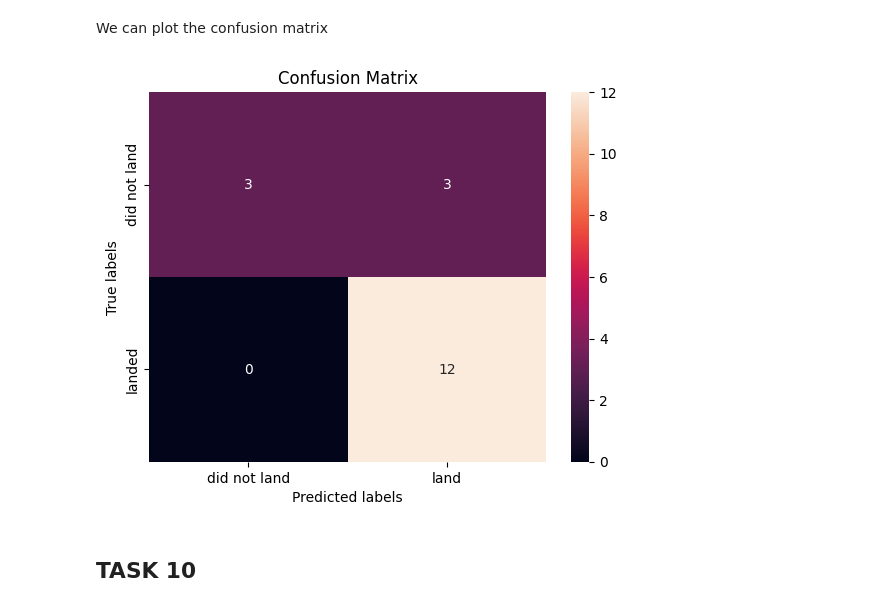
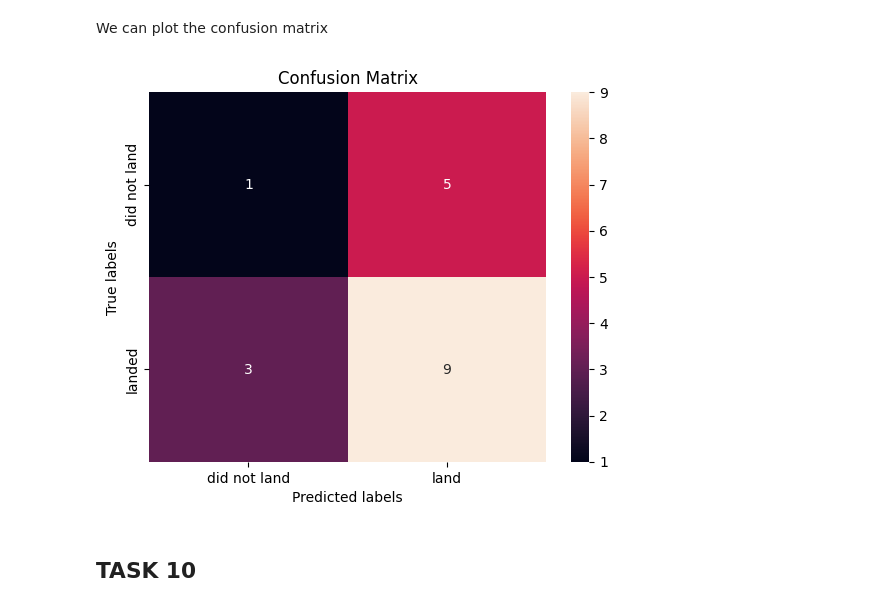
Before and after one commit to AlexanderPayanoMiranda/Applied-Data-Science-Capstone-Submission, a Jupyter notebook: Module 04 - Machine Learning Prediction Lab.ipynb, the cells around one changed output. Cells and saved outputs as stored; diff of their text form; code cells hidden in the pictures.

```diff
--- a/Module 04 - Machine Learning Prediction Lab.ipynb
+++ b/Module 04 - Machine Learning Prediction Lab.ipynb
@@ -322,9 +314,9 @@ tree_accuracy
 We can plot the confusion matrix
 # %%
 tree_yhat = tree_cv.predict(X_test)
-plot_confusion_matrix(Y_test,yhat)
+plot_confusion_matrix(Y_test,tree_yhat)
 # %% [output]
-[figure, old version]
+[figure, new version]
 # %% [markdown]
 ## TASK  10
 # %% [markdown]
```
Also changed, not shown: parts of 9 cells of this notebook, 1 other file.
